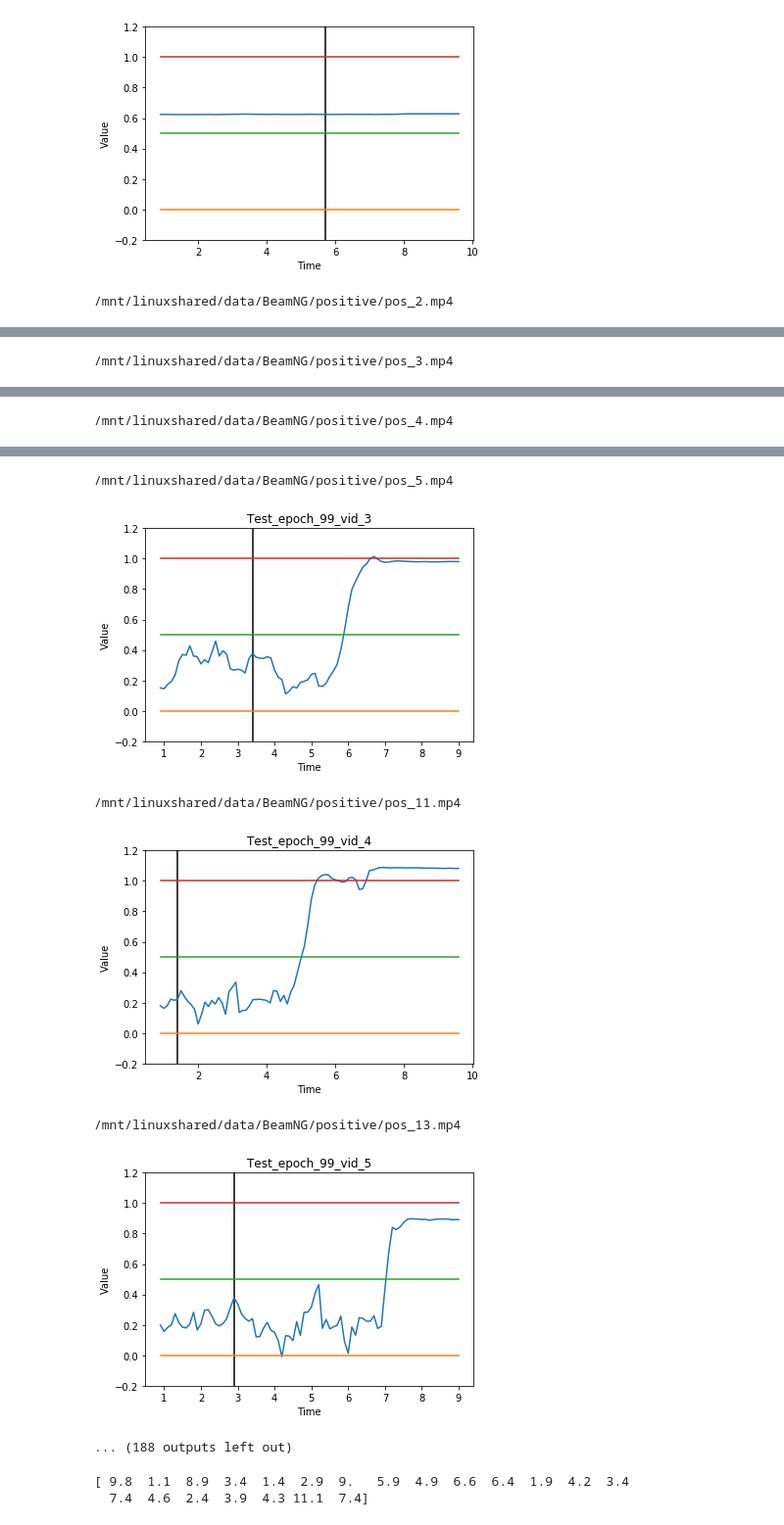
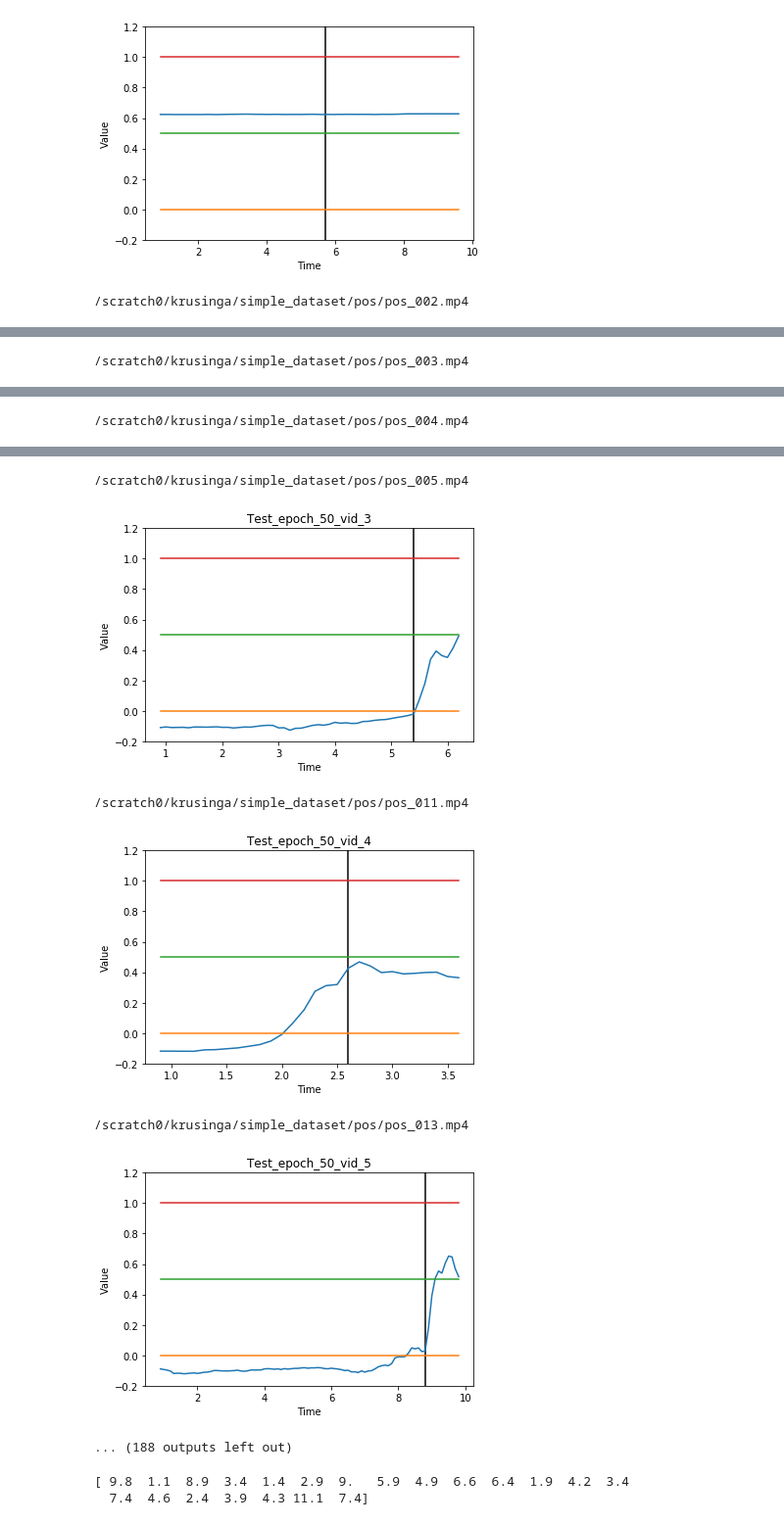
Before and after one commit to rkruser/granger-causal-frames, a Jupyter notebook: visualize.ipynb, the cells around one changed output, grey strips where cells are left out. Shown at 98% size. Drawn from its saved outputs; the diff is of its cells as text; code cells hidden in the pictures.

Commit message:
Visualized stuff in visualize

```diff
--- a/visualize.ipynb
+++ b/visualize.ipynb
@@ -4,11 +4,17 @@ import pickle
 import numpy as np
 import matplotlib.pyplot as plt
 
+results_simple = pickle.load(open('results_simple.pkl','rb'))
 results_44 = pickle.load(open('results/model_8_8_20/epoch_44_total_results.pkl','rb'))
 results_61 = pickle.load(open('results/model_8_8_20/epoch_61_total_results.pkl','rb'))
 results_99 = pickle.load(open('results/model_8_8_20/epoch_99_total_results.pkl','rb'))
 results_prob = pickle.load(open('results/prob_model_8_11_20/prob_results_epoch_42_test.pkl','rb'))
 # %%
+simple_train_preds = results_simple['train_predictions']
+simple_test_preds = results_simple['test_predictions']
+simple_train_times = results_simple['train_times']
+simple_test_times = results_simple['test_times']
+
 train_preds_44 = results_44['train_predictions']
 test_preds_44 = results_44['test_predictions']
 train_times_44 = results_44['train_times']
@@ -34,6 +40,7 @@ for i in range(len(test_preds_prob)):
 train_times_prob = results_prob['train_times']
 test_times_prob = results_prob['test_times']
 
-vid_names = results_99['test_fullpaths']
+#vid_names = results_99['test_fullpaths']
+vid_names = results_simple['test_fullpaths']
 # %% [output]
 <class 'numpy.ndarray'> (800,)
@@ -63,12 +90,12 @@ plot_one(test_preds_prob[ind].cpu().numpy(), crashtime=test_times_prob[ind])
 [figure]
 [figure]
 # %%
-def plot_several(array, times, name, number, inc=5, vid_locs = results_99['test_fullpaths']):
+def plot_several(array, times, name, number, inc=5, vid_locs = vid_names):
     title_prefix = name+'_epoch_'+str(number)+'_vid_'
     for i in range(0,len(array),inc):
         print(vid_locs[i])
         plot_one(array[i].cpu().numpy(), title=title_prefix+str(i), crashtime=times[i])
 # %%
-plot_several(test_preds_99, test_times_99, 'Test', 99, inc=1)
+plot_several(simple_test_preds, simple_test_times, 'Test', 50, inc=1)
 # %% [output]
-/mnt/linuxshared/data/BeamNG/positive/pos_2.mp4
+/scratch0/krusinga/simple_dataset/pos/pos_002.mp4
@@ -76 +103 @@ plot_several(test_preds_99, test_times_99, 'Test', 99, inc=1)
-/mnt/linuxshared/data/BeamNG/positive/pos_3.mp4
+/scratch0/krusinga/simple_dataset/pos/pos_003.mp4
@@ -78 +105 @@ plot_several(test_preds_99, test_times_99, 'Test', 99, inc=1)
-/mnt/linuxshared/data/BeamNG/positive/pos_4.mp4
+/scratch0/krusinga/simple_dataset/pos/pos_004.mp4
@@ -80,9 +107,9 @@ plot_several(test_preds_99, test_times_99, 'Test', 99, inc=1)
-/mnt/linuxshared/data/BeamNG/positive/pos_5.mp4
+/scratch0/krusinga/simple_dataset/pos/pos_005.mp4
-[figure, old version]
+[figure, new version]
-/mnt/linuxshared/data/BeamNG/positive/pos_11.mp4
+/scratch0/krusinga/simple_dataset/pos/pos_011.mp4
-[figure, old version]
+[figure, new version]
-/mnt/linuxshared/data/BeamNG/positive/pos_13.mp4
+/scratch0/krusinga/simple_dataset/pos/pos_013.mp4
-[figure, old version]
+[figure, new version]
 ... (188 outputs left out)
 # %%
 print(test_times_99[:21])
```
Also changed, not shown: parts of 3 cells of this notebook.
